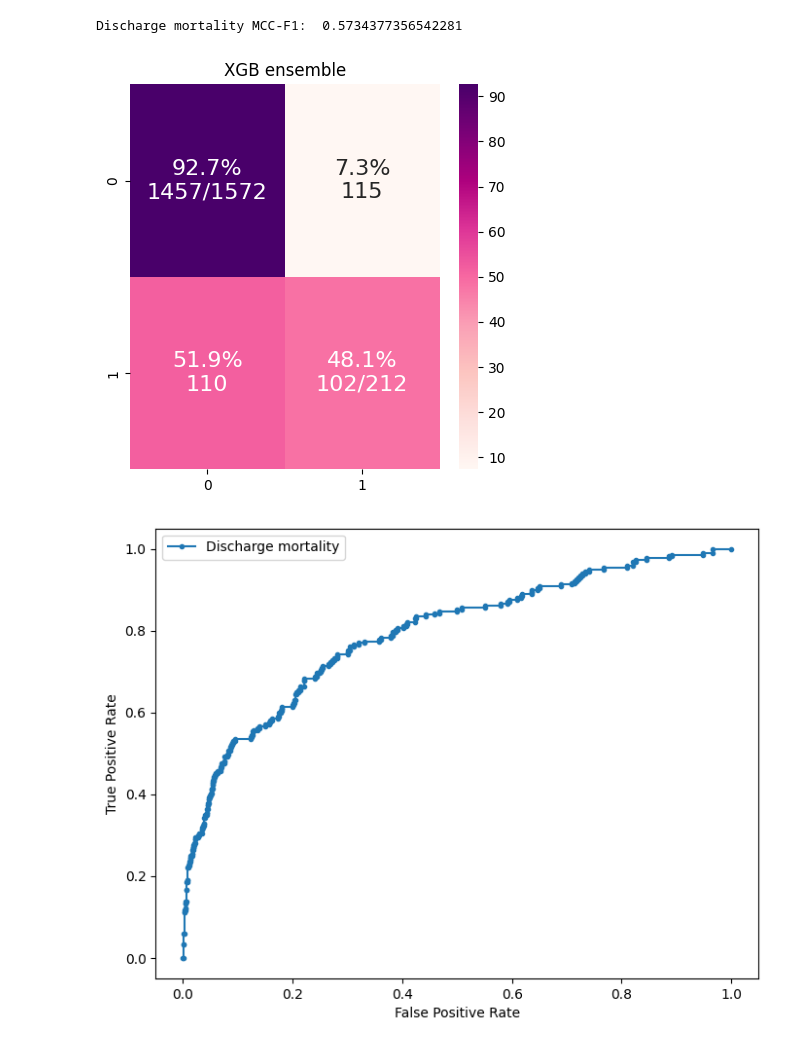
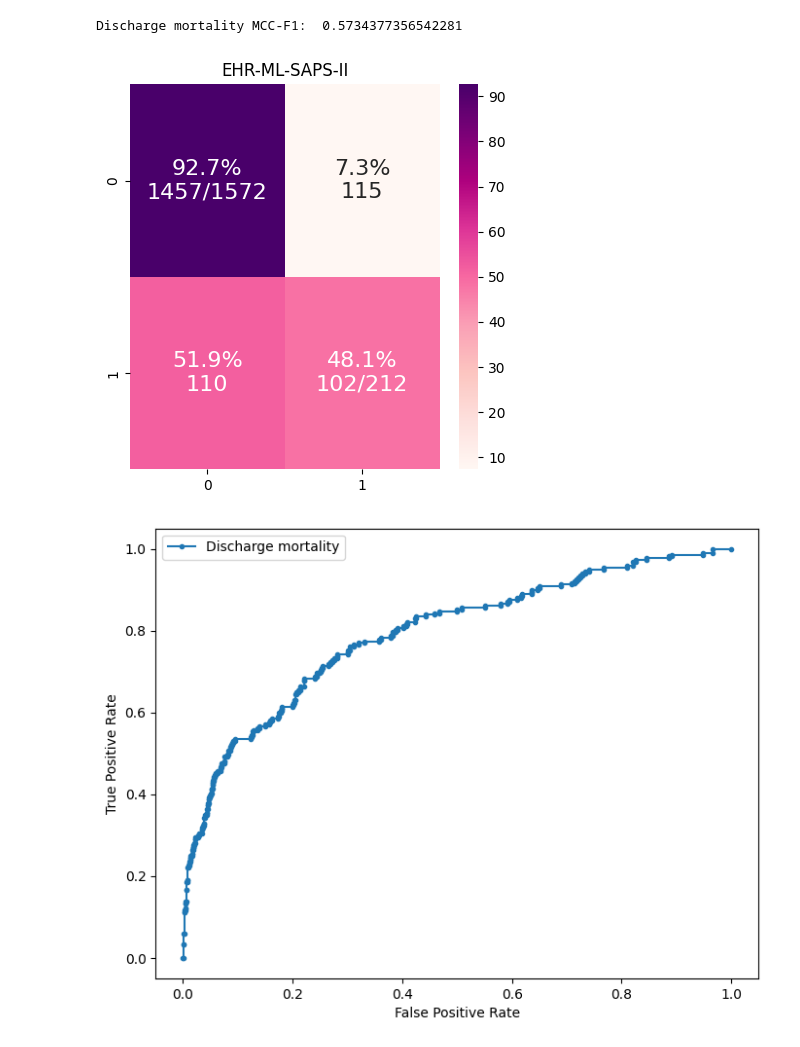
Before and after one commit to ryashpal/eICU-EHR-Pipeline, a Jupyter notebook: notebooks/benchmarking/02_ehr_ml_saps_features.ipynb, the cells around one changed output. Cells and saved outputs as stored; diff of their text form; code cells hidden in the pictures.

```diff
--- a/notebooks/benchmarking/02_ehr_ml_saps_features.ipynb
+++ b/notebooks/benchmarking/02_ehr_ml_saps_features.ipynb
@@ -374,9 +374,9 @@ def cm_analysis(y_true, y_pred, labels, ymap=None, figsize=(10,10), title='Confu
     plt.title(title)
     plt.show()
 # %%
-cm_analysis([ 0 if pred < 0.09 else 1 for pred in resultsDf.preds], resultsDf.death_adm, [0, 1], ymap=None, figsize=(5, 5), title='XGB ensemble')
+cm_analysis([ 0 if pred < 0.09 else 1 for pred in resultsDf.preds], resultsDf.death_adm, [0, 1], ymap=None, figsize=(5, 5), title='EHR-ML-SAPS-II')
 # %% [output]
-[figure, old version]
+[figure, new version]
 # %%
 from sklearn.metrics import roc_curve
 
```
Also changed, not shown: 1 other file.
